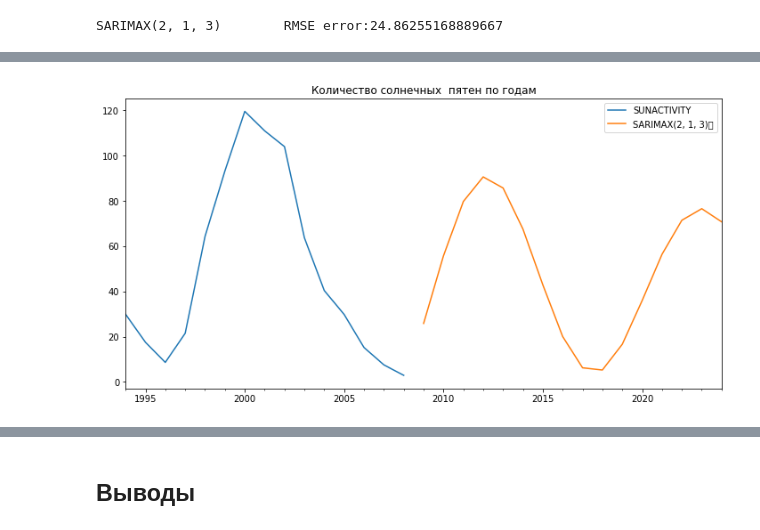
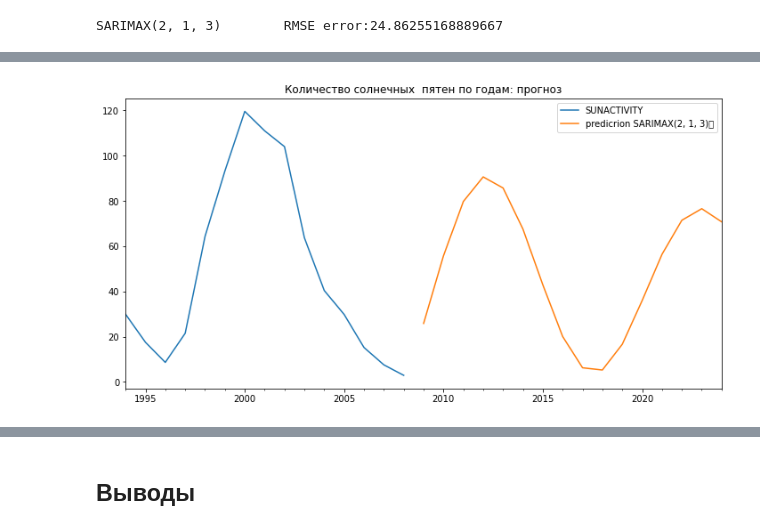
Before and after one commit to Elisakova/github_welcom, a Jupyter notebook: Итоговая__аттестация_Исакова_Е_С_ipynb".ipynb, the cells around one changed output, grey strips where cells are left out. Drawn from its saved outputs; the diff is of its cells as text; code cells hidden in the pictures.

```diff
--- a/Итоговая__аттестация_Исакова_Е_С_ipynb".ipynb
+++ b/Итоговая__аттестация_Исакова_Е_С_ipynb".ipynb
@@ -157,7 +157,7 @@ AR (авторегрессия)-p, I (разность) -d и MA (скользя
 # %% [markdown]
 1.Делим данные на обучающую и проверочную выборки
 # %%
-train= df.iloc[:-15]
-test=df.iloc[-15:]
-test.shape
+train_arima= df.iloc[:-15]
+test_arima=df.iloc[-15:]
+train_arima.shape
 # %% [output]
@@ -291,5 +305,6 @@ SARIMAX(2, 1, 3)        RMSE error:24.86255168889667
 # %%
-model=SARIMAX(df['SUNACTIVITY'], order=(2,1,3))
-result=model.fit()
+model_full_arima=SARIMAX(df['SUNACTIVITY'], order=(2,1,3))
+result=model_full_arima.fit()
 
-fcast=result.predict(len(df), len(df)+15, typ='levels' ).rename('SARIMAX(2, 1, 3)	')
+fcast_full_arima=result.predict(len(df), len(df)+15, typ='levels' ).rename( 'predicrion SARIMAX(2, 1, 3)	')
+fcast_full_arima
@@ -296,8 +329,8 @@ fcast=result.predict(len(df), len(df)+15, typ='levels' ).rename('SARIMAX(2, 1, 3
 # %%
-xtitle="Количество солнечных  пятен по годам"
+xtitle="Количество солнечных  пятен по годам: прогноз"
 
-ax=test['SUNACTIVITY'].plot(legend=True, figsize=(12,6), title=xtitle)
-fcast.plot(legend=True)
+ax=test_arima['SUNACTIVITY'].plot(legend=True, figsize=(12,6), title=xtitle)
+fcast_full_arima.plot(legend=True)
 ax.autoscale(axis='x', tight=True)
 # %% [output]
-[figure, old version]
+[figure, new version]
```
Also changed, not shown: parts of 50 cells of this notebook.
